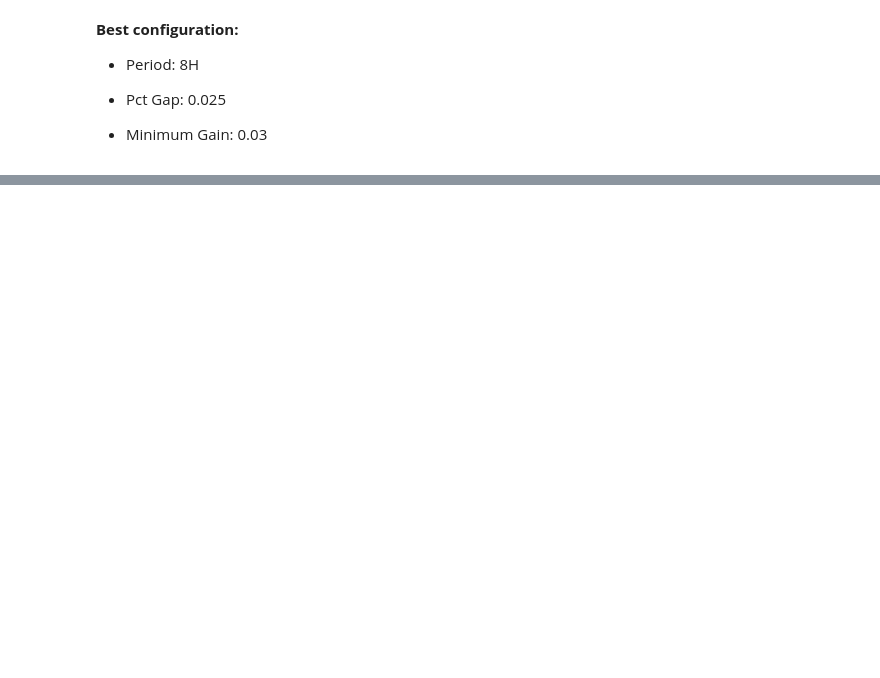
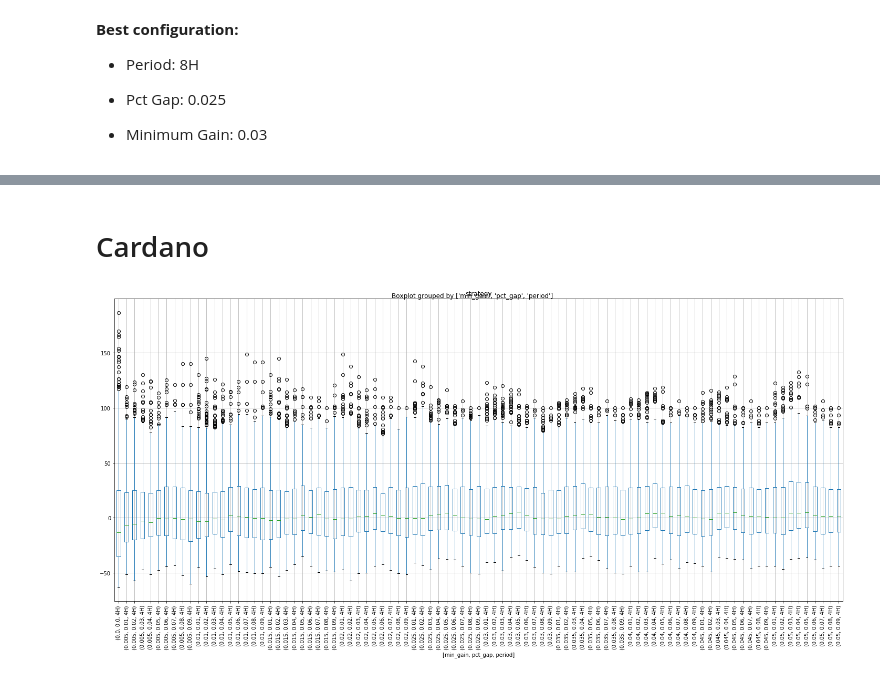
Before and after one commit to dxcv/finances, a Jupyter notebook: finances/trading/strategies/dynamic_stoploss/Analysis dynamic stoploss-Maio.ipynb, the cells around one changed output, grey strips where cells are left out. Drawn from its saved outputs; the diff is of its cells as text; code cells hidden in the pictures; blank space fills up the shorter version.

```diff
--- a/finances/trading/strategies/dynamic_stoploss/Analysis dynamic stoploss-Maio.ipynb
+++ b/finances/trading/strategies/dynamic_stoploss/Analysis dynamic stoploss-Maio.ipynb
@@ -186,0 +213,16 @@ for n, period in enumerate(['4H', '6H', '8H', '12H']):
+# %% [markdown]
+# Cardano
+# %%
+df = pd.read_csv(os.path.join(data_path, 'dynamic_stoploss_strategy_ADA_Maio.csv'))
+
+fig, ax = plt.subplots(1,1, figsize=(20,10))
+
+df[df['period']=='4H'].boxplot(
+    column='strategy',
+    by=['min_gain', 'pct_gap', 'period'],
+    rot=90,
+    ax=ax)
+plt.tight_layout()
+plt.show()
+# %% [output]
+[figure, added]
```
Also changed, not shown: parts of 20 cells of this notebook, 2 other files.
